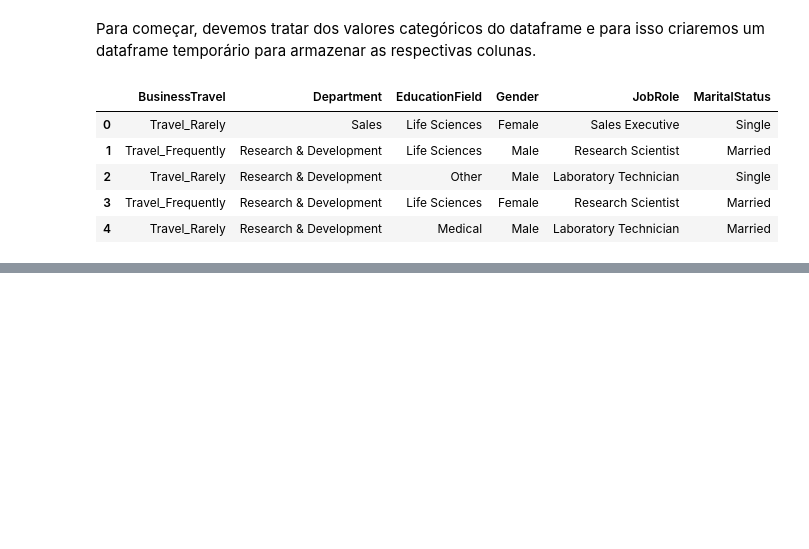
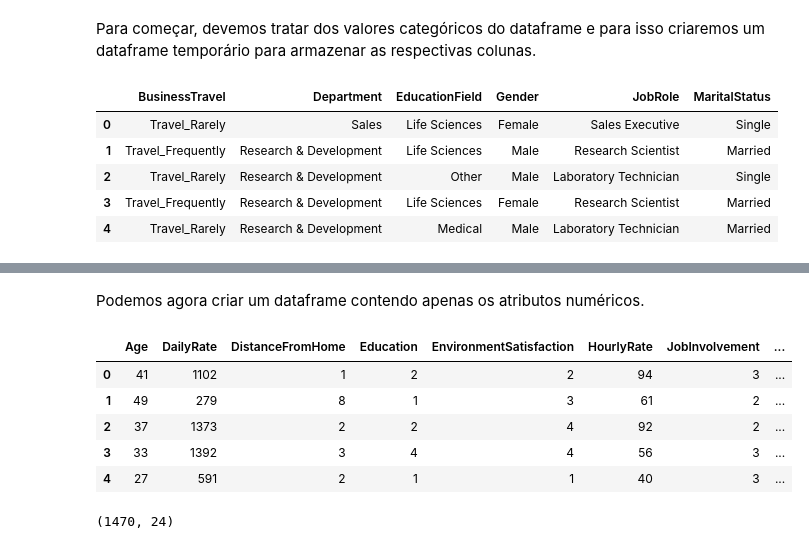
Before and after one commit to Mario-RJunior/Recursos_humanos_ML, a Jupyter notebook: Recursos_Humanos.ipynb, the cells around one changed output, grey strips where cells are left out. Drawn from its saved outputs; the diff is of its cells as text; code cells hidden in the pictures; blank space fills up the shorter version.

Commit message:
Criação do dataframe com atributos numéricos

```diff
--- a/Recursos_Humanos.ipynb
+++ b/Recursos_Humanos.ipynb
@@ -311,3 +311,22 @@ X_cat.head()
 | 2 | 0 | 0 | 1 | 0 | ... |
 | 3 | 0 | 1 | 0 | 0 | ... |
 | 4 | 0 | 0 | 1 | 0 | ... |
+# %% [markdown]
+Podemos agora criar um dataframe contendo apenas os atributos numéricos.
+# %%
+# Dataframe com atributos numéricos
+X_numerical = employee_df.drop(axis=1,
+                               columns=['BusinessTravel', 'Department', 'EducationField',
+                                        'Gender', 'JobRole', 'MaritalStatus', 'Attrition'])
+X_numerical.head()
+# %% [output]
+|  | Age | DailyRate | DistanceFromHome | Education | EnvironmentSatisfaction | HourlyRate | JobInvolvement | ... |
+| 0 | 41 | 1102 | 1 | 2 | 2 | 94 | 3 | ... |
+| 1 | 49 | 279 | 8 | 1 | 3 | 61 | 2 | ... |
+| 2 | 37 | 1373 | 2 | 2 | 4 | 92 | 2 | ... |
+| 3 | 33 | 1392 | 3 | 4 | 4 | 56 | 3 | ... |
+| 4 | 27 | 591 | 2 | 1 | 1 | 40 | 3 | ... |
+# %%
+X_numerical.shape
+# %% [output]
+(1470, 24)
```
